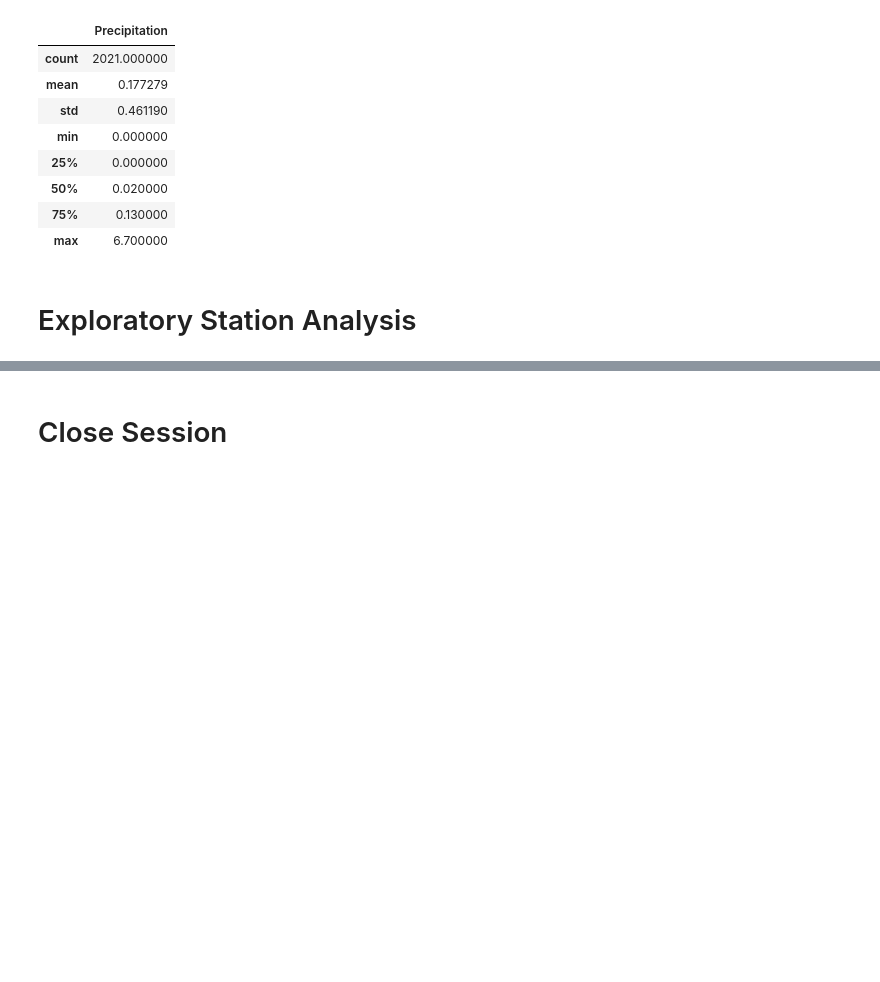
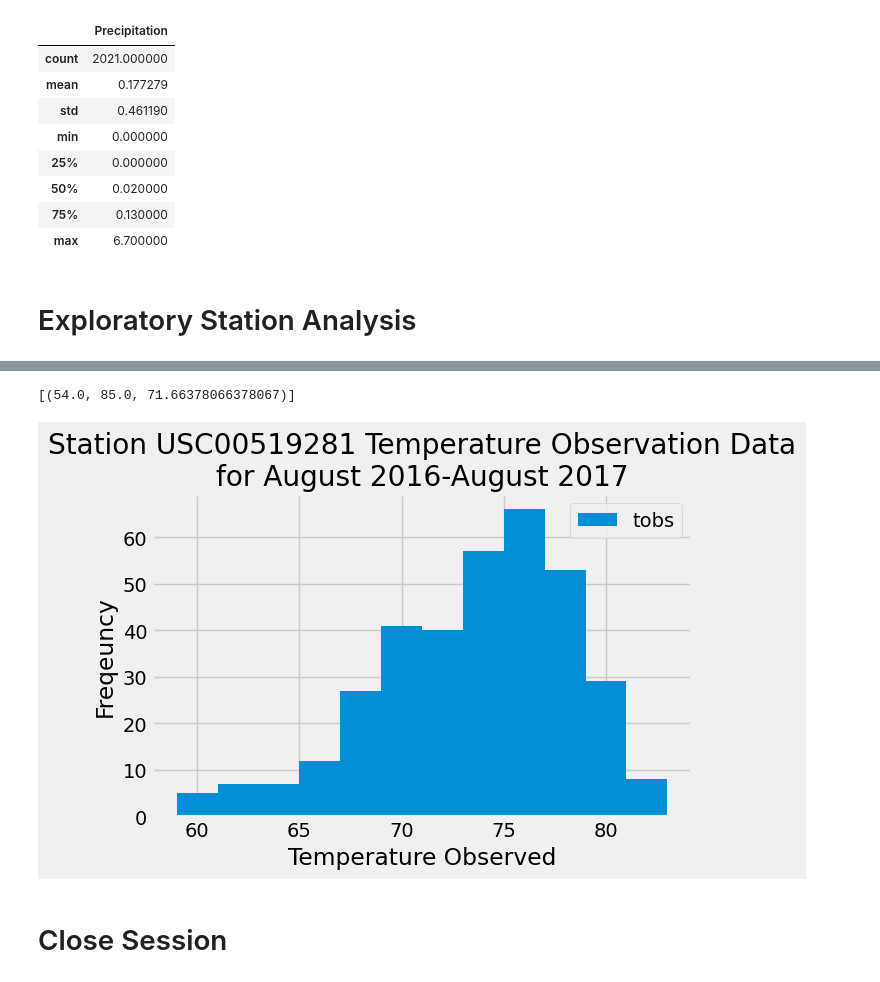
Before and after one commit to jenna-mk/sqlalchemy-challenge, a Jupyter notebook: Starter_Code/climate_starter.ipynb, the cells around one changed output, grey strips where cells are left out. Cells and saved outputs as stored; diff of their text form; code cells hidden in the pictures; blank space fills up the shorter version.

```diff
--- a/Starter_Code/climate_starter.ipynb
+++ b/Starter_Code/climate_starter.ipynb
@@ -124,8 +156,26 @@ number_stations = session.query()
 # %%
 # Using the most active station id from the previous query, calculate the lowest, highest, and average temperature.
+# To do this, use the tobs (temperature observation data) column from the measurement data
+session.query(func.min(measurement.tobs), func.max(measurement.tobs), func.avg(measurement.tobs)).\
+    filter(measurement.station == 'USC00519281').all()
+# %% [output]
+[(54.0, 85.0, 71.66378066378067)]
 # %%
 # Using the most active station id
 # Query the last 12 months of temperature observation data for this station and plot the results as a histogram
+one_year_tobs = session.query(measurement.tobs).\
+    filter(measurement.station == 'USC00519281').\
+    filter(measurement.date >= last_date).all()
+
+tobs_df = pd.DataFrame(one_year_tobs, columns=['tobs'])
+tobs_df.plot.hist(bins=12)
+plt.xlabel('Temperature Observed')
+plt.ylabel('Freqeuncy')
+plt.title('Station USC00519281 Temperature Observation Data\nfor August 2016-August 2017')
+plt.tight_layout()
+plt.show()
+# %% [output]
+[figure, added]
 # %% [markdown]
 # Close Session
 # %%
```
Also changed, not shown: parts of 4 cells of this notebook.
